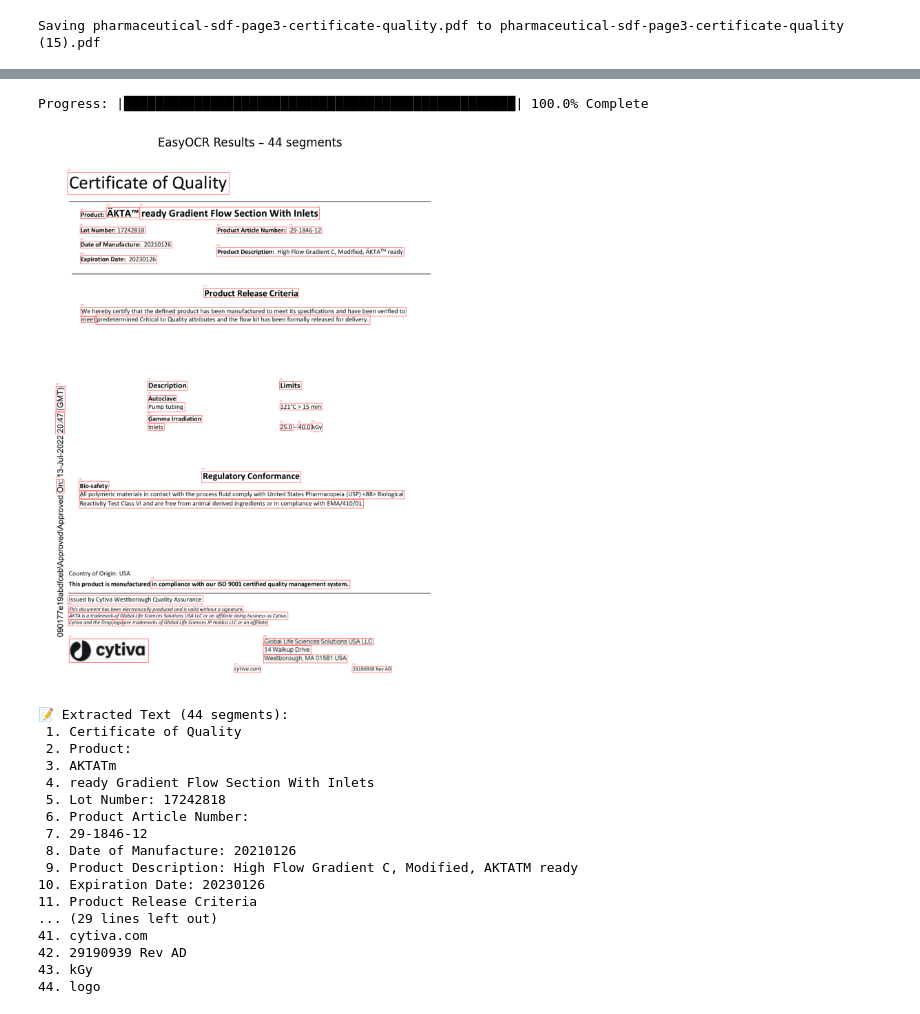
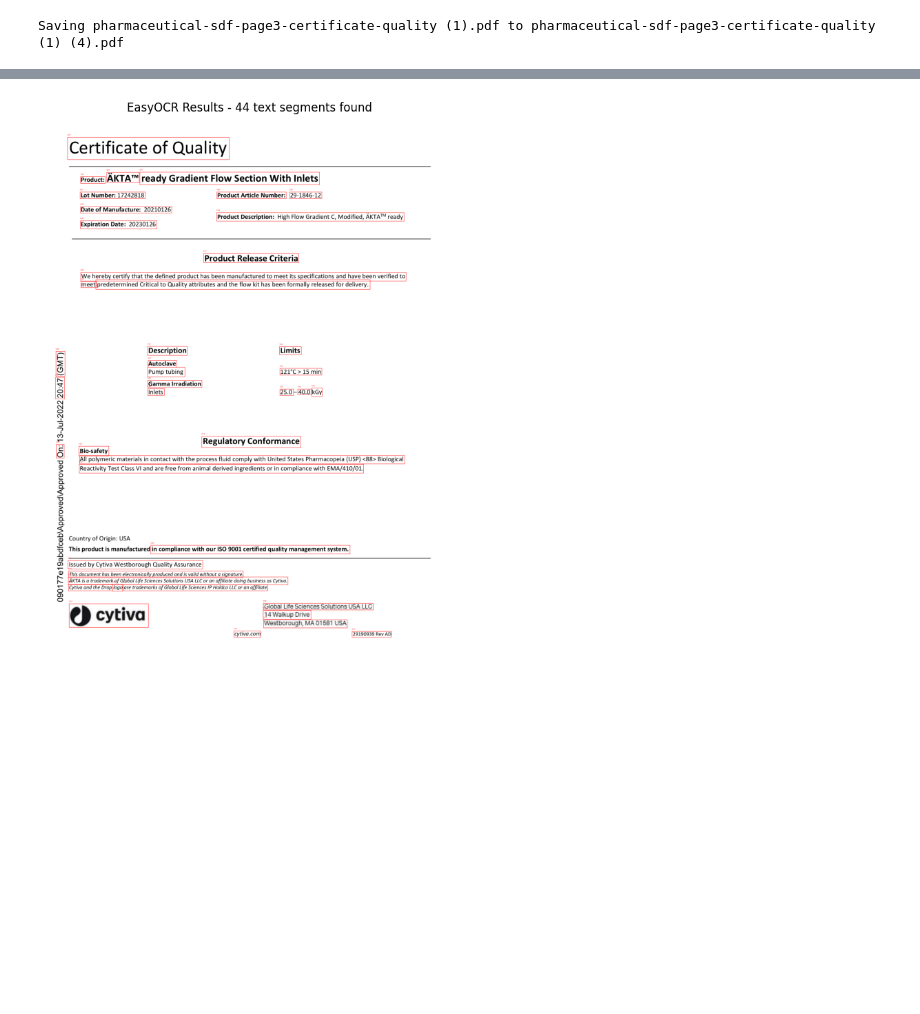
Before and after one commit to keyonai/OCR-practice, a Jupyter notebook: KeyonaiWilliams_Compare_3_OCR.ipynb, the cells around one changed output, grey strips where cells are left out. Cells and saved outputs as stored; diff of their text form; code cells hidden in the pictures; blank space fills up the shorter version.

```diff
--- a/KeyonaiWilliams_Compare_3_OCR.ipynb
+++ b/KeyonaiWilliams_Compare_3_OCR.ipynb
@@ -172,12 +398,15 @@ NotImplementedError: (Unimplemented) ConvertPirAttribute2RuntimeAttribute not su
 # %%
 !pip install easyocr
-!pip install pdf2image
-!apt-get install poppler-utils -y
+
+import easyocr
+
+print("\nEasyOCR installed and imported!")
+
 from google.colab import files
 from pdf2image import convert_from_path
 from PIL import Image
 import matplotlib.pyplot as plt
-
+print("Upload your Pharmaceutical SDF (PDF file):")
 # Upload your file
 uploaded = files.upload()
 pdf_path = f"/content/{list(uploaded.keys())[0]}"
@@ -193,38 +422,55 @@ plt.imshow(image)
 plt.axis('off')
 plt.title("Uploaded PDF - Page 1")
 plt.show()
-import easyocr
-from PIL import ImageDraw
 
-# Initialize reader
+print("Initializing EasyOCR reader...")
+# Create a reader for English
 reader = easyocr.Reader(['en'])
 
+print("EasyOCR reader ready!")
+
+# TIP: You can add more languages like ['en', 'fr'] for multilingual documents.
+print("Running EasyOCR on your pharmaceutical document...")
+
 # Run OCR
-result = reader.readtext(image_path)
+easy_result = reader.readtext(image_path)
 
-# Visualize
-img_copy = image.copy()
-draw = ImageDraw.Draw(img_copy)
+print(f"\nEasyOCR found {len(easy_result)} text regions!")
+#showing what EasyOCR found
+print("Sample of EasyOCR Results:")
+print("=" * 60)
+
+# Show first 15 results
+for i, (bbox, text, confidence) in enumerate(easy_result[:15]):
+    print(f"{i+1:2d}. [{confidence:.2%}] {text}")
+
+if len(easy_result) > 15:
+    print(f"\n... and {len(easy_result) - 15} more text regions!")
+# Load a fresh copy of the image
+img_easy = image.copy()
+draw = ImageDraw.Draw(img_easy)
+
+# Collect high-confidence text
 extracted_text = []
 
-for (bbox, text, confidence) in result:
-    if confidence > 0.5:
-        # Bounding box
+for (bbox, text, confidence) in easy_result:
+    if confidence > 0.5:  # Only show high-confidence results
+        # Get bounding box corners
         top_left = tuple(map(int, bbox[0]))
         bottom_right = tuple(map(int, bbox[2]))
+
+        # Draw rectangle
         draw.rectangle([top_left, bottom_right], outline='red', width=2)
 
-        # Confidence score
+        # Add confidence score
         draw.text((top_left[0], top_left[1] - 20), f"{confidence:.2f}", fill='red')
 
         extracted_text.append(text)
 
+# Display
 plt.figure(figsize=(15, 10))
-plt.imshow(img_copy)
+plt.imshow(img_easy)
+plt.title(f'EasyOCR Results - {len(extracted_text)} text segments found')
 plt.axis('off')
-plt.title(f"EasyOCR Results – {len(extracted_text)} segments")
 plt.show()
-print(f"\n📝 Extracted Text ({len(extracted_text)} segments):")
-for i, text in enumerate(extracted_text, 1):
-    print(f"{i:2d}. {text}")
 # %% [output]
@@ -248,4 +494,4 @@ poppler-utils is already the newest version (22.02.0-2ubuntu0.12).
 [interactive output not drawn]
-Saving pharmaceutical-sdf-page3-certificate-quality.pdf to pharmaceutical-sdf-page3-certificate-quality (15).pdf
+Saving pharmaceutical-sdf-page3-certificate-quality (1).pdf to pharmaceutical-sdf-page3-certificate-quality (1) (4).pdf
 [figure]
 WARNING:easyocr.easyocr:Neither CUDA nor MPS are available - defaulting to CPU. Note: This module is much faster with a GPU.
@@ -255,19 +515 @@ WARNING:easyocr.easyocr:Downloading recognition model, please wait. This may tak
-Progress: |██████████████████████████████████████████████████| 100.0% Complete
-[figure, old version]
+[figure, new version]
-📝 Extracted Text (44 segments):
- 1. Certificate of Quality
- 2. Product:
- 3. AKTATm
- 4. ready Gradient Flow Section With Inlets
- 5. Lot Number: 17242818
- 6. Product Article Number:
- 7. 29-1846-12
- 8. Date of Manufacture: 20210126
- 9. Product Description: High Flow Gradient C, Modified, AKTATM ready
-10. Expiration Date: 20230126
-11. Product Release Criteria
-... (29 lines left out)
-41. cytiva.com
-42. 29190939 Rev AD
-43. kGy
-44. logo
```
Also changed, not shown: parts of 5 cells of this notebook.
